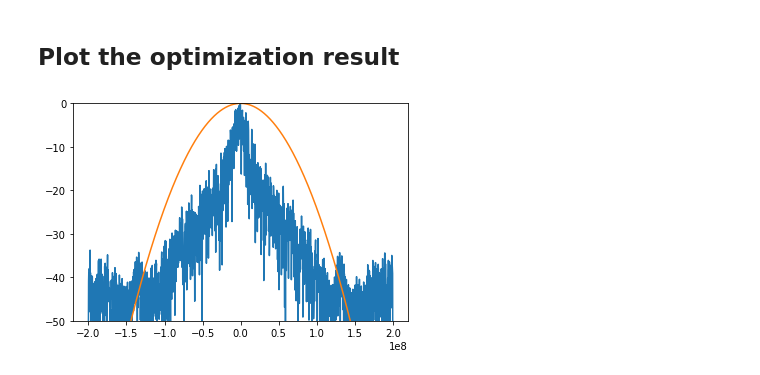
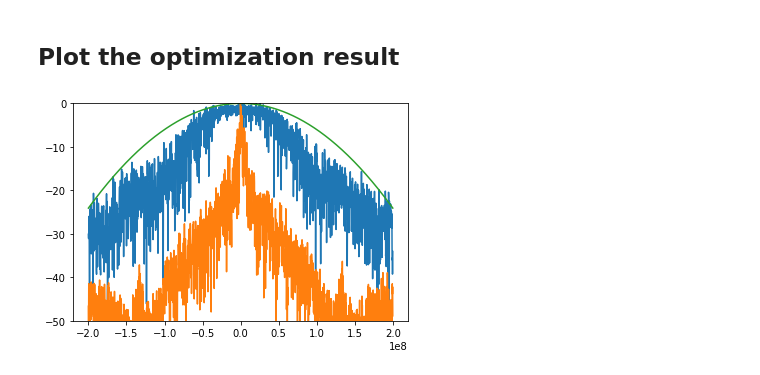
Before and after one commit to ShaneFlandermeyer/ECE-5523-Final-Project, a Jupyter notebook: python/noise_waveforms.ipynb, the cells around one changed output. Saved outputs shown, nothing was run; the diff lists cells and outputs as text; code cells hidden in the pictures.

Commit message:
Implemented naive gradient descent

```diff
--- a/python/noise_waveforms.ipynb
+++ b/python/noise_waveforms.ipynb
@@ -35,7 +35,7 @@ for ii in range(N):
 ## Frequency domain metric
 # %%
 # Normalized full-width bandwidth
-bw = 0.25
+bw = 0.5
 # Convert to standard deviation
 # https://en.wikipedia.org/wiki/Full_width_at_half_maximum
 sigma = bw/(2*np.sqrt(2*np.log(2)))
@@ -45,7 +45,7 @@ alpha = 1 / (2*sigma)
 sigma = (2*M-1-1)/(2*alpha)
 # Create the template vector
 u = abs(ss.windows.gaussian(2*M-1,sigma))**2
-u[10*np.log10(u) <= -50] = 0
+# u[10*np.log10(u) <= -50] = 0
 # Sample rate
 fs = 200e6
 # Frequency axis for plotting
@@ -55,9 +55,32 @@ freqAxis = np.arange(-fs,fs,freqStep)
 ## Optimize
 # %%
 # Define a lambda function for the call to minimize() below
-g = lambda x,B,u : np.squeeze(gradFte(x,B,u))
-print(fte(x0,B,u))
-# FIXME: Line search fails here
-res = minimize(fte, x0, jac=g,args=(B,u), options={'maxiter': 100, 'disp': True})
-xopt = res.x[:,np.newaxis]
+g = lambda x,B,u : gradFte(x,B,u)
+# print(fte(x0,B,u))
+# # FIXME: Line search fails here
+# res = minimize(fte, x0, jac=g,args=(B,u), options={'maxiter': 100, 'disp': True})
+# xopt = res.x[:,np.newaxis]
+
+# Manually do heavy ball gradient descent until I can get the scipy line search
+# to converge
+# Heavy ball parameter
+beta = 0.9
+# Initial guess
+x = x0
+# Initial gradient
+pk = -g(x,B,u)
+# Minimum error
+Jmin = -np.inf
+# Number of iterations
+nIterations = int(5e3)
+for ii in range(nIterations):
+  J = fte(x,B,u)
+  print(f'Iteration {ii}: {J}')
+  # If the current guess gives the minimum error, it is the current optimal code
+  if J < Jmin:
+    Jmin = J
+    xopt = x
+  mu_k = 0.25
+  x = x + mu_k*pk
+  pk = -g(x,B,u)+beta*pk
 # %% [output]
@@ -70,15 +104,18 @@ Warning: Desired error not necessarily achieved due to precision loss.
 # %% [markdown]
 ## Plot the optimization result
 # %%
-
 s = np.exp(1j*B@xopt)
+s0 = np.exp(1j*B@x0)
 sBar = np.concatenate((s, np.zeros((M-1, s.shape[1]))))
-#
+sBar0 = np.concatenate((s0, np.zeros((M-1, s.shape[1]))))
 sfBar = np.fft.fftshift(np.fft.fft(sBar, axis=0))
 sfBar = sfBar / max(abs(sfBar))
+sfBar0 = np.fft.fftshift(np.fft.fft(sBar0, axis=0))
+sfBar0 = sfBar0 / max(abs(sfBar0))
 plt.plot(freqAxis, 10*np.log10(abs(sfBar)**2))
+plt.plot(freqAxis, 10*np.log10(abs(sfBar0)**2))
 plt.plot(freqAxis, 10*np.log10(u))
 plt.ylim([-50,0])
 plt.show()
 # %% [output]
-[figure, old version]
+[figure, new version]
```
Also changed, not shown: parts of 1 cell of this notebook.
